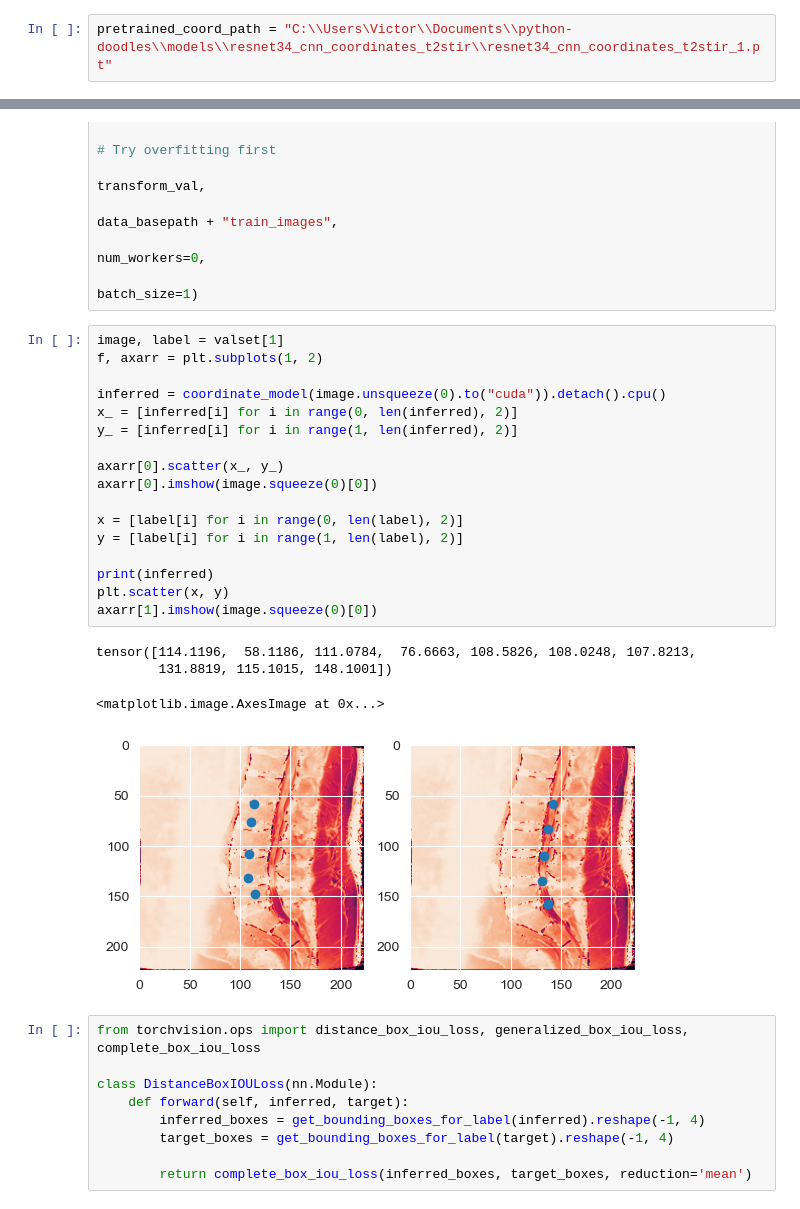
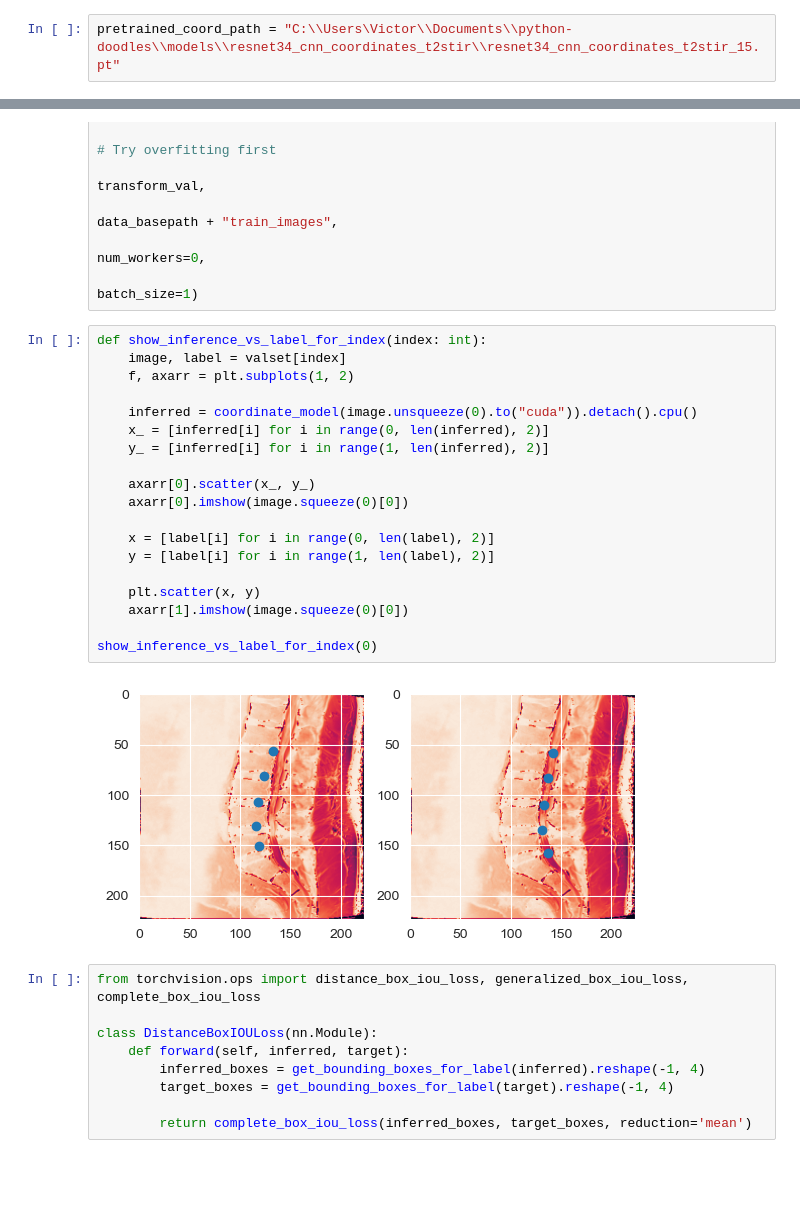
Before and after one commit to IDoCodingStuffs/python-doodles, a Jupyter notebook: rsna-2024/rsna-2024-inference.ipynb, the cells around one changed output, grey strips where cells are left out. Saved outputs shown, nothing was run; the diff lists cells and outputs as text; blank space fills up the shorter version.

```diff
--- a/rsna-2024/rsna-2024-inference.ipynb
+++ b/rsna-2024/rsna-2024-inference.ipynb
@@ -180,7 +180,7 @@ training_data[training_data["condition"] == "Spinal Canal Stenosis"].groupby(["s
 | normal_mild | 8552 | 8552 | 8552 | 8552 | 8552 | 8552 | 8552 | 8552 | ... |
 | severe | 469 | 469 | 469 | 469 | 469 | 469 | 469 | 469 | ... |
 # %%
-pretrained_coord_path = "C:\\Users\Victor\\Documents\\python-doodles\\models\\resnet34_cnn_coordinates_t2stir\\resnet34_cnn_coordinates_t2stir_1.pt"
+pretrained_coord_path = "C:\\Users\Victor\\Documents\\python-doodles\\models\\resnet34_cnn_coordinates_t2stir\\resnet34_cnn_coordinates_t2stir_15.pt"
 # %%
 import torch.nn as nn
 from transformers import AutoModelForImageClassification
@@ -250,27 +244,26 @@ trainloader, valloader, trainset, valset = create_coordinate_datasets_and_loader
                                                                                                  num_workers=0,
                                                                                                  batch_size=1)
 # %%
-image, label = valset[1]
-f, axarr = plt.subplots(1, 2)
+def show_inference_vs_label_for_index(index: int):
+    image, label = valset[index]
+    f, axarr = plt.subplots(1, 2)
 
-inferred = coordinate_model(image.unsqueeze(0).to("cuda")).detach().cpu()
-x_ = [inferred[i] for i in range(0, len(inferred), 2)]
-y_ = [inferred[i] for i in range(1, len(inferred), 2)]
+    inferred = coordinate_model(image.unsqueeze(0).to("cuda")).detach().cpu()
+    x_ = [inferred[i] for i in range(0, len(inferred), 2)]
+    y_ = [inferred[i] for i in range(1, len(inferred), 2)]
 
-axarr[0].scatter(x_, y_)
-axarr[0].imshow(image.squeeze(0)[0])
+    axarr[0].scatter(x_, y_)
+    axarr[0].imshow(image.squeeze(0)[0])
 
-x = [label[i] for i in range(0, len(label), 2)]
-y = [label[i] for i in range(1, len(label), 2)]
+    x = [label[i] for i in range(0, len(label), 2)]
+    y = [label[i] for i in range(1, len(label), 2)]
 
-print(inferred)
-plt.scatter(x, y)
-axarr[1].imshow(image.squeeze(0)[0])
+    plt.scatter(x, y)
+    axarr[1].imshow(image.squeeze(0)[0])
+
+show_inference_vs_label_for_index(0)
 # %% [output]
-tensor([114.1196,  58.1186, 111.0784,  76.6663, 108.5826, 108.0248, 107.8213,
-        131.8819, 115.1015, 148.1001])
-<matplotlib.image.AxesImage at 0x...>
-[figure, old version]
+[figure, new version]
 # %%
 from torchvision.ops import distance_box_iou_loss, generalized_box_iou_loss, complete_box_iou_loss
 
```
Also changed, not shown: parts of 5 cells of this notebook, 3 other files.
